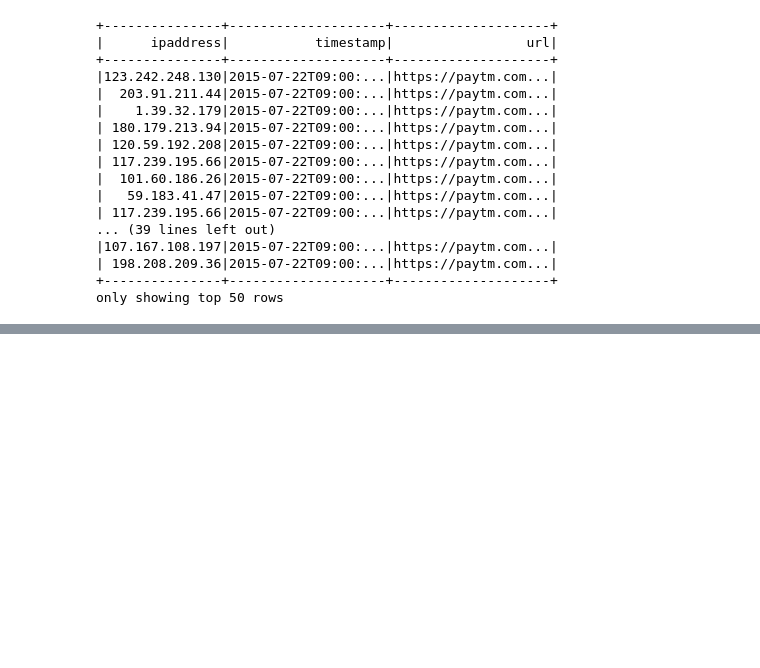
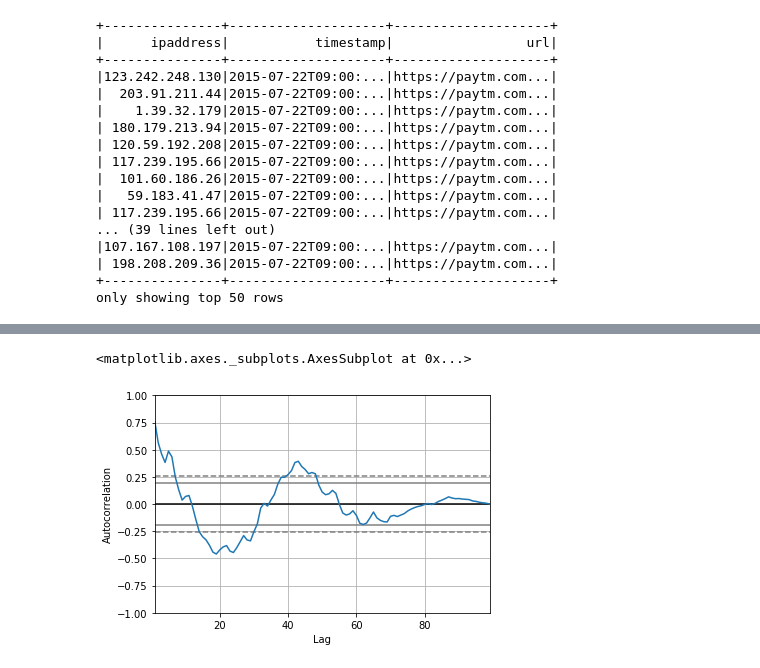
Before and after one commit to chrisplyn/WeblogChallenge, a Jupyter notebook: web_log_challenge_part2.ipynb, the cells around one changed output, grey strips where cells are left out. Cells and saved outputs as stored; diff of their text form; code cells hidden in the pictures; blank space fills up the shorter version.

```diff
--- a/web_log_challenge_part2.ipynb
+++ b/web_log_challenge_part2.ipynb
@@ -47,0 +59,6 @@ plt.show()
+# %%
+from pandas.plotting import autocorrelation_plot
+autocorrelation_plot(loadperMinPandasDf)
+# %% [output]
+<matplotlib.axes._subplots.AxesSubplot at 0x...>
+[figure, added]
```
Also changed, not shown: parts of 8 cells of this notebook.
